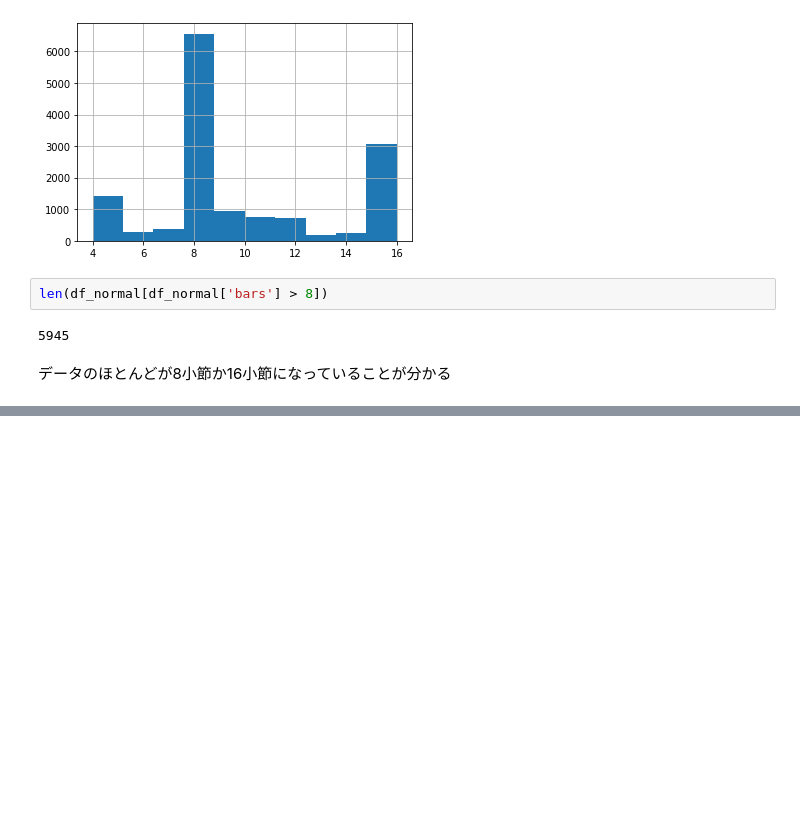
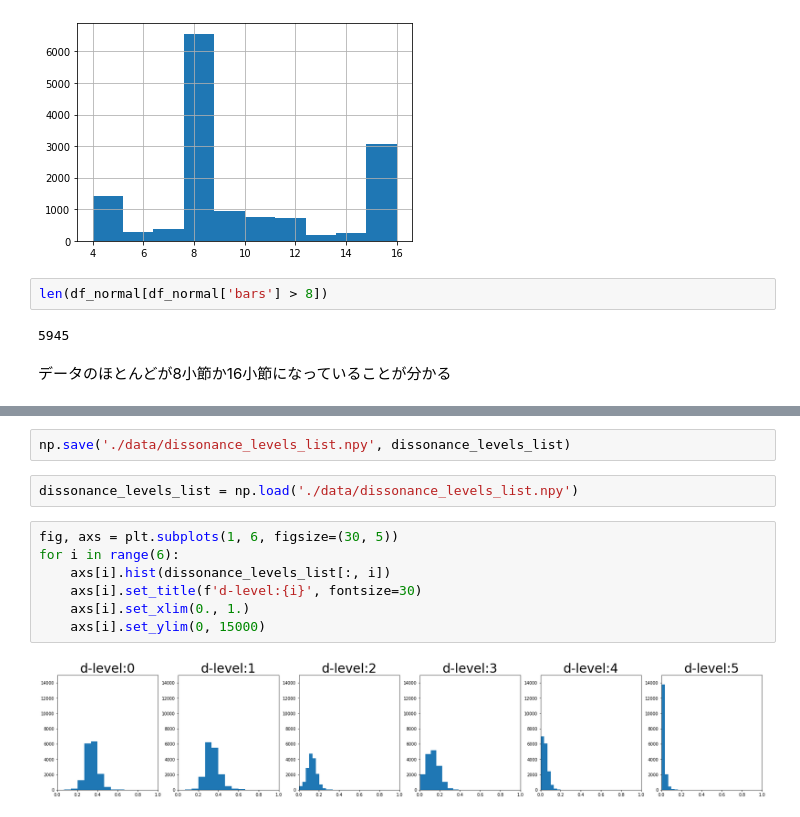
Before and after one commit to fuurin/midi, a Jupyter notebook: TheoryTabAnalysis.ipynb, the cells around one changed output, grey strips where cells are left out. Saved outputs shown, nothing was run; the diff lists cells and outputs as text; blank space fills up the shorter version.

```diff
--- a/TheoryTabAnalysis.ipynb
+++ b/TheoryTabAnalysis.ipynb
@@ -339,0 +439,13 @@ len(df_normal[df_normal['bars'] > 8])
+# %%
+np.save('./data/dissonance_levels_list.npy', dissonance_levels_list)
+# %%
+dissonance_levels_list = np.load('./data/dissonance_levels_list.npy')
+# %%
+fig, axs = plt.subplots(1, 6, figsize=(30, 5))
+for i in range(6):
+    axs[i].hist(dissonance_levels_list[:, i])
+    axs[i].set_title(f'd-level:{i}', fontsize=30)
+    axs[i].set_xlim(0., 1.)
+    axs[i].set_ylim(0, 15000)
+# %% [output]
+[figure, added]
```
Also changed, not shown: parts of 22 cells of this notebook, 1 other file.
